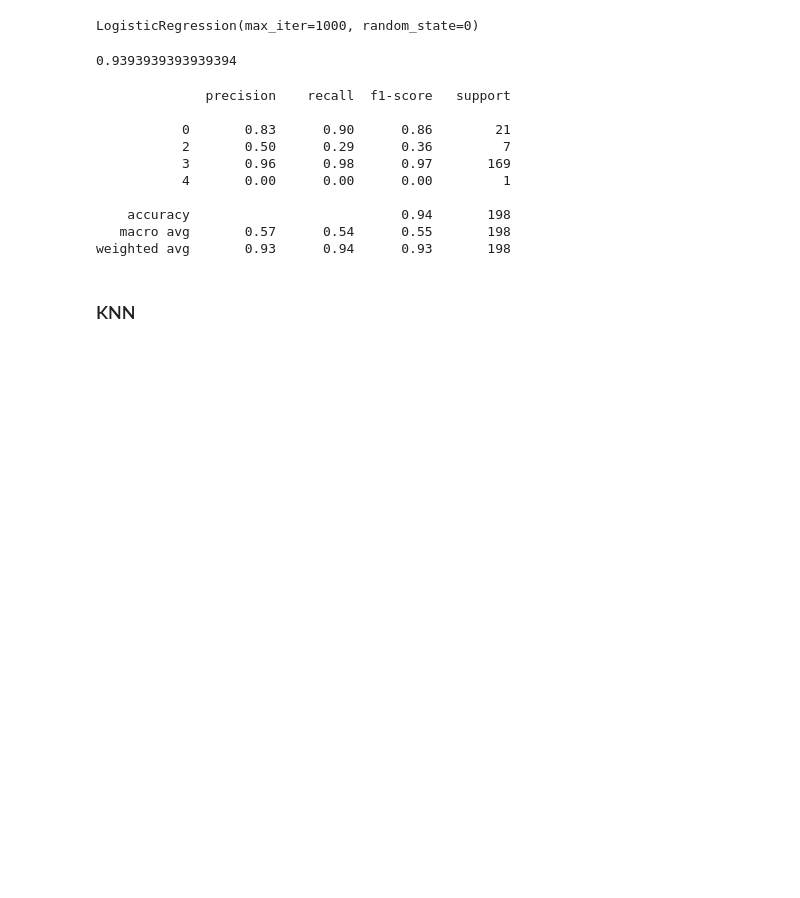
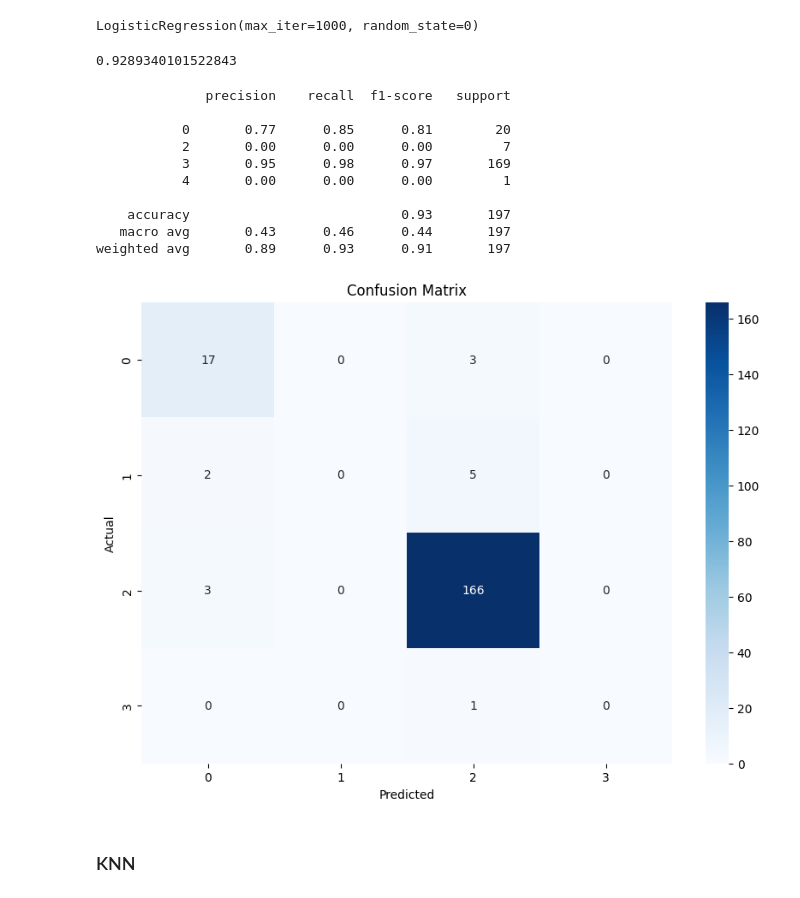
Before and after one commit to Mohamed-Ahmed-Esmat/Data-Mining-Project, a Jupyter notebook: diabetes_classification.ipynb, the cells around one changed output. Saved outputs shown, nothing was run; the diff lists cells and outputs as text; code cells hidden in the pictures; blank space fills up the shorter version.

```diff
--- a/diabetes_classification.ipynb
+++ b/diabetes_classification.ipynb
@@ -274,0 +276,12 @@ plt.show()
+# %%
+corr_matrix = df_edit.corr()
+
+abs_corr_matrix = corr_matrix.abs()
+
+class_corr = abs_corr_matrix['CLASS']
+
+lowest_corr_columns = class_corr.nsmallest(3).index
+
+df_edit = df_edit.drop(columns=lowest_corr_columns)
+
+df_edit.head()
@@ -303,31 +323,46 @@ logmodel.fit(X_train, y_train)
 LogisticRegression(max_iter=1000, random_state=0)
 # %%
 #Let's assign the prediction from the x_test
-y_pred = logmodel.predict(X_test)
+y_pred_LR = logmodel.predict(X_test)
 # %%
 #The accuracy score is here
 from sklearn.metrics import accuracy_score
-accuracy_log = accuracy_score(y_test, y_pred)
+accuracy_log = accuracy_score(y_test, y_pred_LR)
 accuracy_log
 # %% [output]
-0.9393939393939394
+0.9289340101522843
 # %%
 
 #Finally, the classification report is here
 from sklearn.metrics import classification_report
-class_rep_log = classification_report(y_test, y_pred)
+class_rep_log = classification_report(y_test, y_pred_LR)
 print(class_rep_log)
 # %% [output]
               precision    recall  f1-score   support
 
-           0       0.83      0.90      0.86        21
-           2       0.50      0.29      0.36         7
-           3       0.96      0.98      0.97       169
+           0       0.77      0.85      0.81        20
+           2       0.00      0.00      0.00         7
+           3       0.95      0.98      0.97       169
            4       0.00      0.00      0.00         1
 
-    accuracy                           0.94       198
-   macro avg       0.57      0.54      0.55       198
-weighted avg       0.93      0.94      0.93       198
+    accuracy                           0.93       197
+   macro avg       0.43      0.46      0.44       197
+weighted avg       0.89      0.93      0.91       197
+# %%
+from sklearn.metrics import confusion_matrix
+cm_LR = confusion_matrix(y_test,y_pred_LR)
+# %%
+def Plot_Confussion_Matrix(cm):
+    plt.figure(figsize=(10, 7))
+    sns.heatmap(cm, annot=True, fmt='d', cmap='Blues')
+    plt.xlabel('Predicted')
+    plt.ylabel('Actual')
+    plt.title('Confusion Matrix')
+    plt.show()
+# %%
+Plot_Confussion_Matrix(cm_LR)
+# %% [output]
+[figure, added]
 # %% [markdown]
 ### KNN
 # %%
```
Also changed, not shown: parts of 51 cells of this notebook.
